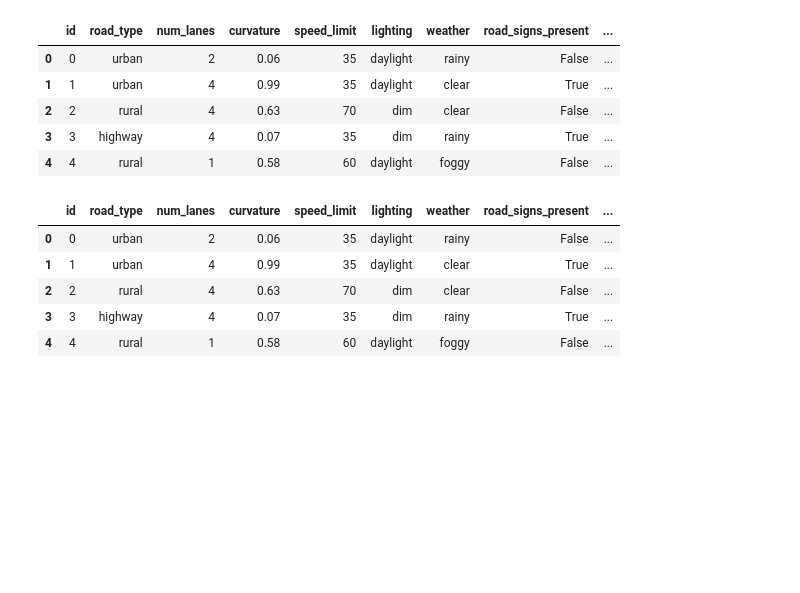
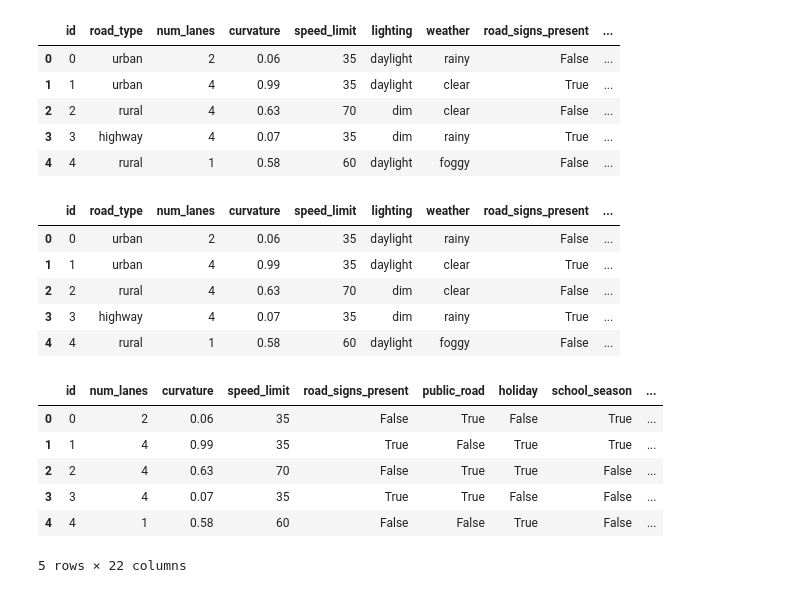
Before and after one commit to Muhammad-Awais-Tariq/Road_Accident, a Jupyter notebook: Exploration.ipynb, the cells around one changed output. Saved outputs shown, nothing was run; the diff lists cells and outputs as text; code cells hidden in the pictures; blank space fills up the shorter version.

Commit message:
added the dummies

```diff
--- a/Exploration.ipynb
+++ b/Exploration.ipynb
@@ -135,3 +135,15 @@ temp_df.head()
 | 2 | 2 | rural | 4 | 0.63 | 70 | dim | clear | False | ... |
 | 3 | 3 | highway | 4 | 0.07 | 35 | dim | rainy | True | ... |
 | 4 | 4 | rural | 1 | 0.58 | 60 | daylight | foggy | False | ... |
+# %%
+temp_df = pd.get_dummies(temp_df, columns=["road_type" , "lighting" , "weather" , "time_of_day"], drop_first=True)
+# %%
+temp_df.head()
+# %% [output]
+|  | id | num_lanes | curvature | speed_limit | road_signs_present | public_road | holiday | school_season | ... |
+| 0 | 0 | 2 | 0.06 | 35 | False | True | False | True | ... |
+| 1 | 1 | 4 | 0.99 | 35 | True | False | True | True | ... |
+| 2 | 2 | 4 | 0.63 | 70 | False | True | True | False | ... |
+| 3 | 3 | 4 | 0.07 | 35 | True | True | False | False | ... |
+| 4 | 4 | 1 | 0.58 | 60 | False | False | True | False | ... |
+5 rows × 22 columns
```
